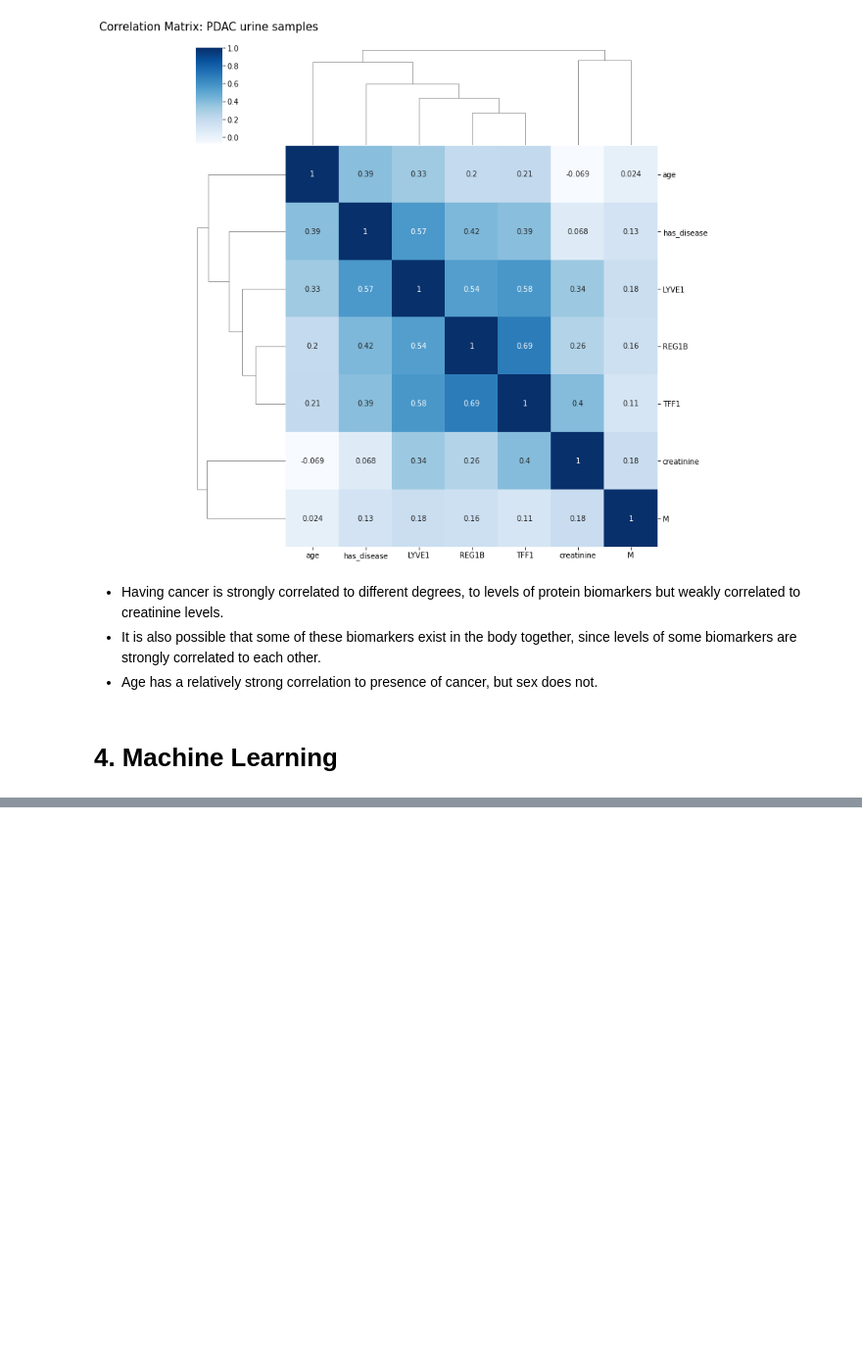
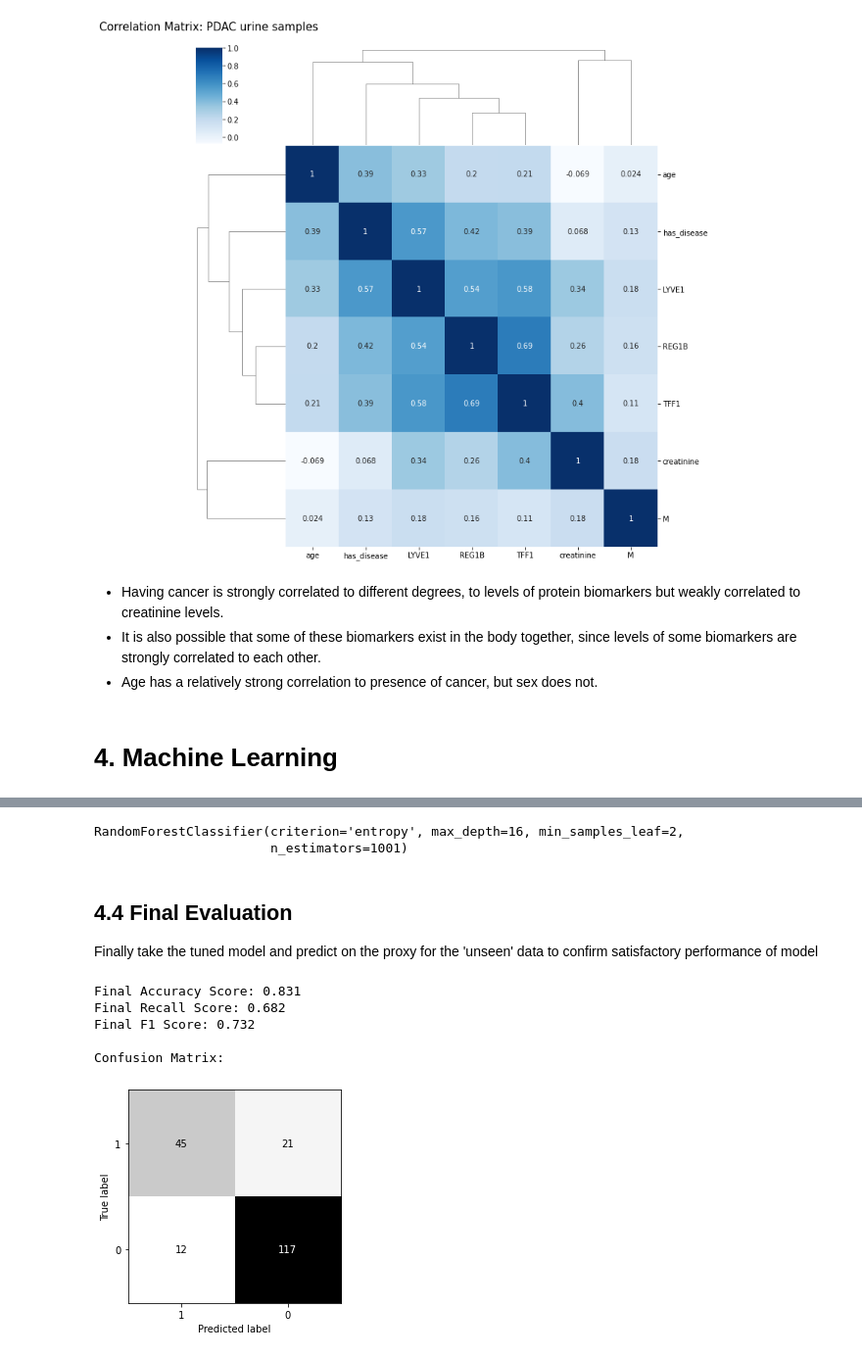
Before and after one commit to s-mushnoori/pancreatic-cancer-2, a Jupyter notebook: pancreatic-cancer-2.ipynb, the cells around one changed output, grey strips where cells are left out. Shown: that part at 98% size. Drawn from its saved outputs; the diff is of its cells as text; code cells hidden in the pictures; blank space fills up the shorter version.

```diff
--- a/pancreatic-cancer-2.ipynb
+++ b/pancreatic-cancer-2.ipynb
@@ -397,0 +403,48 @@ weighted avg       0.80      0.81      0.80       195
+# %%
+# Define the hyperparameter spaces
+
+param_space_rf = {
+    'max_depth': np.arange(1,20),
+    'n_estimators': np.arange(1,1500,100),
+    'min_samples_leaf': np.arange(1,20),
+    'criterion': ['gini','entropy']
+}
+
+
+# Hyperparameter spaces for additional algorithms if we want to use them in the future
+
+param_space_svm = {
+    'C': np.power(10., np.arange(-4,4)),
+    'gamma': np.power(10., np.arange(-5,0))
+}
+
+param_space_knn = {
+    'n_neighbors': np.arange(1,15)
+}
+# %%
+rf_tuned = tune_hyperparameters(x_train, y_train, RandomForestClassifier(), param_space_rf)
+# %%
+print(rf_tuned)
+# %% [output]
+RandomForestClassifier(criterion='entropy', max_depth=16, min_samples_leaf=2,
+                       n_estimators=1001)
+# %% [markdown]
+## 4.4 Final Evaluation
+
+Finally take the tuned model and predict on the proxy for the 'unseen' data to confirm satisfactory performance of model
+# %%
+# Predict on unseen data
+
+y_pred = rf_tuned.predict(x_test)
+plot_confusion_matrix(rf_tuned, x_test, y_test, labels=[1,0], colorbar=False, cmap='Greys')
+print("\nFinal Accuracy Score: %.3f" % accuracy_score(y_test, y_pred))
+print("Final Recall Score: %.3f" % recall_score(y_test, y_pred))
+print("Final F1 Score: %.3f" % f1_score(y_test, y_pred))
+print("\nConfusion Matrix:")
+# %% [output]
+Final Accuracy Score: 0.831
+Final Recall Score: 0.682
+Final F1 Score: 0.732
+
+Confusion Matrix:
+[figure, added]
```
Also changed, not shown: parts of 23 cells of this notebook.
